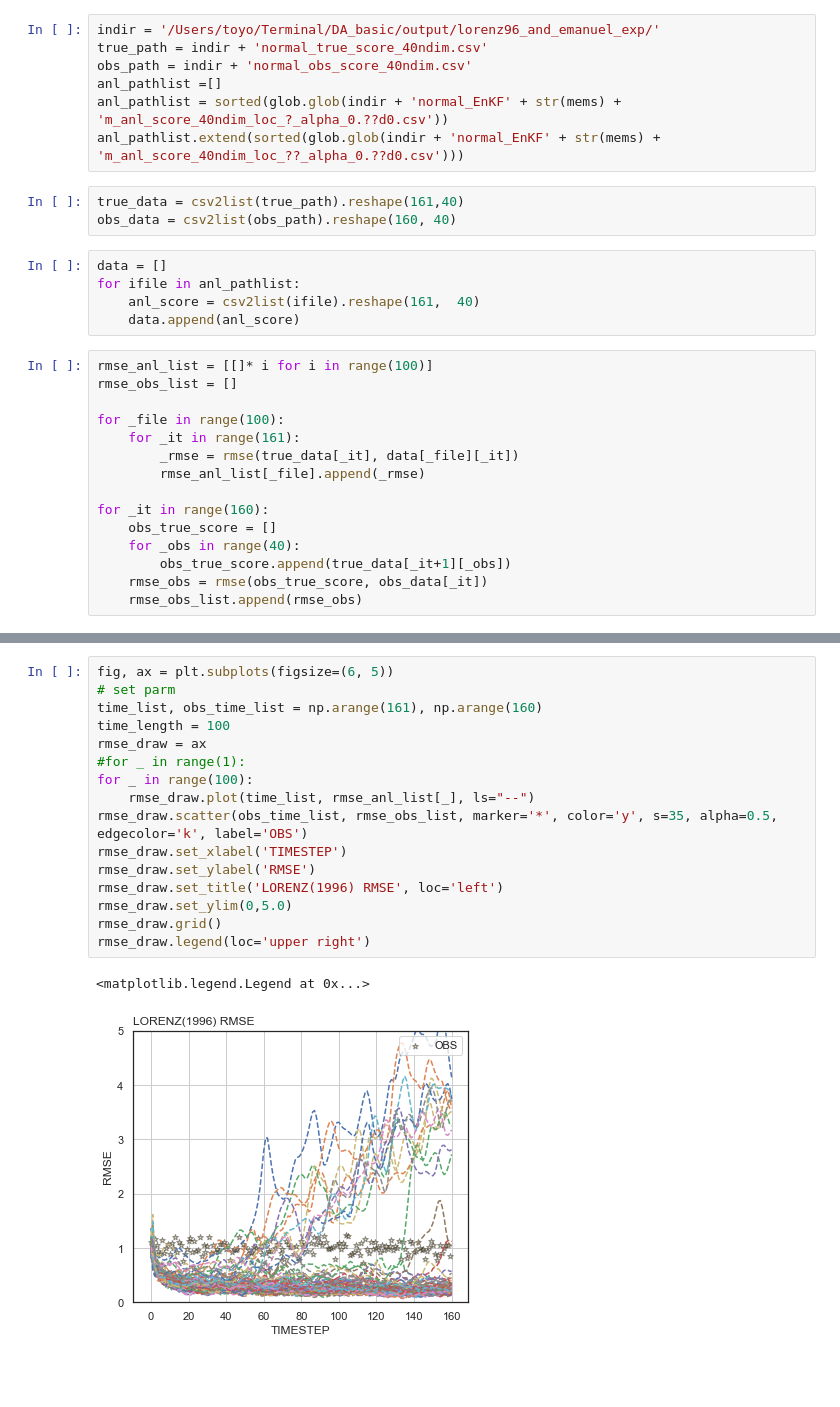
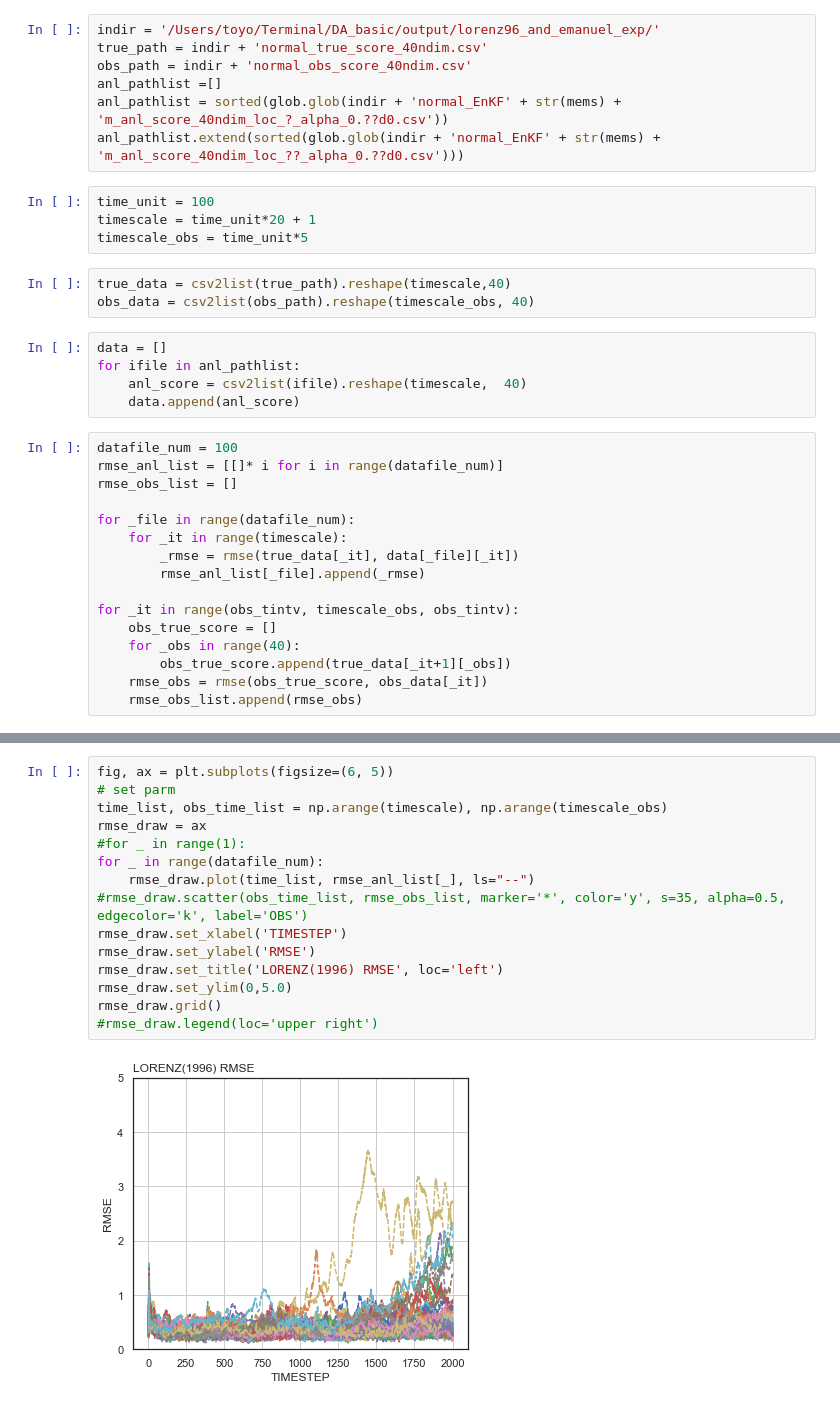
Before and after one commit to Toyo-Daichi/DA_basic, a Jupyter notebook: exp_view.ipynb, the cells around one changed output, grey strips where cells are left out. Saved outputs shown, nothing was run; the diff lists cells and outputs as text; blank space fills up the shorter version.

```diff
--- a/exp_view.ipynb
+++ b/exp_view.ipynb
@@ -603,24 +662,29 @@ obs_path = indir + 'normal_obs_score_40ndim.csv'
 anl_pathlist =[]
 anl_pathlist = sorted(glob.glob(indir + 'normal_EnKF' + str(mems) + 'm_anl_score_40ndim_loc_?_alpha_0.??d0.csv'))
 anl_pathlist.extend(sorted(glob.glob(indir + 'normal_EnKF' + str(mems) + 'm_anl_score_40ndim_loc_??_alpha_0.??d0.csv')))
+# %%
+time_unit = 100
+timescale = time_unit*20 + 1
+timescale_obs = time_unit*5
 # %%
-true_data = csv2list(true_path).reshape(161,40)
-obs_data = csv2list(obs_path).reshape(160, 40)
+true_data = csv2list(true_path).reshape(timescale,40)
+obs_data = csv2list(obs_path).reshape(timescale_obs, 40)
 # %%
 data = []
 for ifile in anl_pathlist:
-    anl_score = csv2list(ifile).reshape(161,  40)
+    anl_score = csv2list(ifile).reshape(timescale,  40)
     data.append(anl_score)
 # %%
-rmse_anl_list = [[]* i for i in range(100)]
+datafile_num = 100
+rmse_anl_list = [[]* i for i in range(datafile_num)]
 rmse_obs_list = []
 
-for _file in range(100):
-    for _it in range(161):
+for _file in range(datafile_num):
+    for _it in range(timescale):
         _rmse = rmse(true_data[_it], data[_file][_it])
         rmse_anl_list[_file].append(_rmse)
 
-for _it in range(160):
+for _it in range(obs_tintv, timescale_obs, obs_tintv):
     obs_true_score = []
     for _obs in range(40):
         obs_true_score.append(true_data[_it+1][_obs])
@@ -629,19 +696,17 @@ for _it in range(160):
 # %%
 fig, ax = plt.subplots(figsize=(6, 5))
 # set parm
-time_list, obs_time_list = np.arange(161), np.arange(160)
-time_length = 100
+time_list, obs_time_list = np.arange(timescale), np.arange(timescale_obs)
 rmse_draw = ax
 #for _ in range(1):
-for _ in range(100):
+for _ in range(datafile_num):
     rmse_draw.plot(time_list, rmse_anl_list[_], ls="--")
-rmse_draw.scatter(obs_time_list, rmse_obs_list, marker='*', color='y', s=35, alpha=0.5, edgecolor='k', label='OBS')
+#rmse_draw.scatter(obs_time_list, rmse_obs_list, marker='*', color='y', s=35, alpha=0.5, edgecolor='k', label='OBS')
 rmse_draw.set_xlabel('TIMESTEP')
 rmse_draw.set_ylabel('RMSE')
 rmse_draw.set_title('LORENZ(1996) RMSE', loc='left')
 rmse_draw.set_ylim(0,5.0)
 rmse_draw.grid()
-rmse_draw.legend(loc='upper right')
+#rmse_draw.legend(loc='upper right')
 # %% [output]
-<matplotlib.legend.Legend at 0x...>
-[figure, old version]
+[figure, new version]
```
Also changed, not shown: parts of 22 cells of this notebook, 2 other files.
